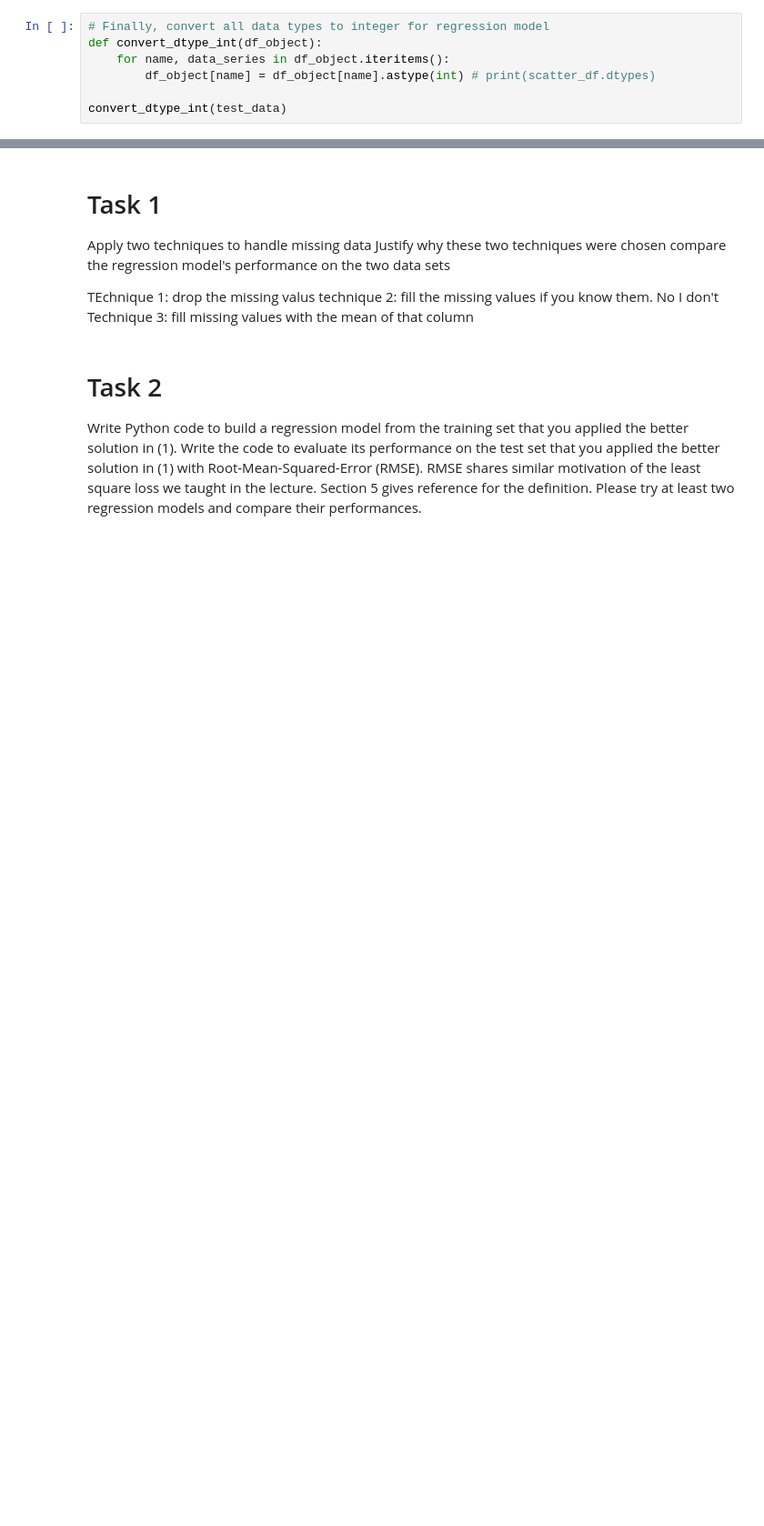
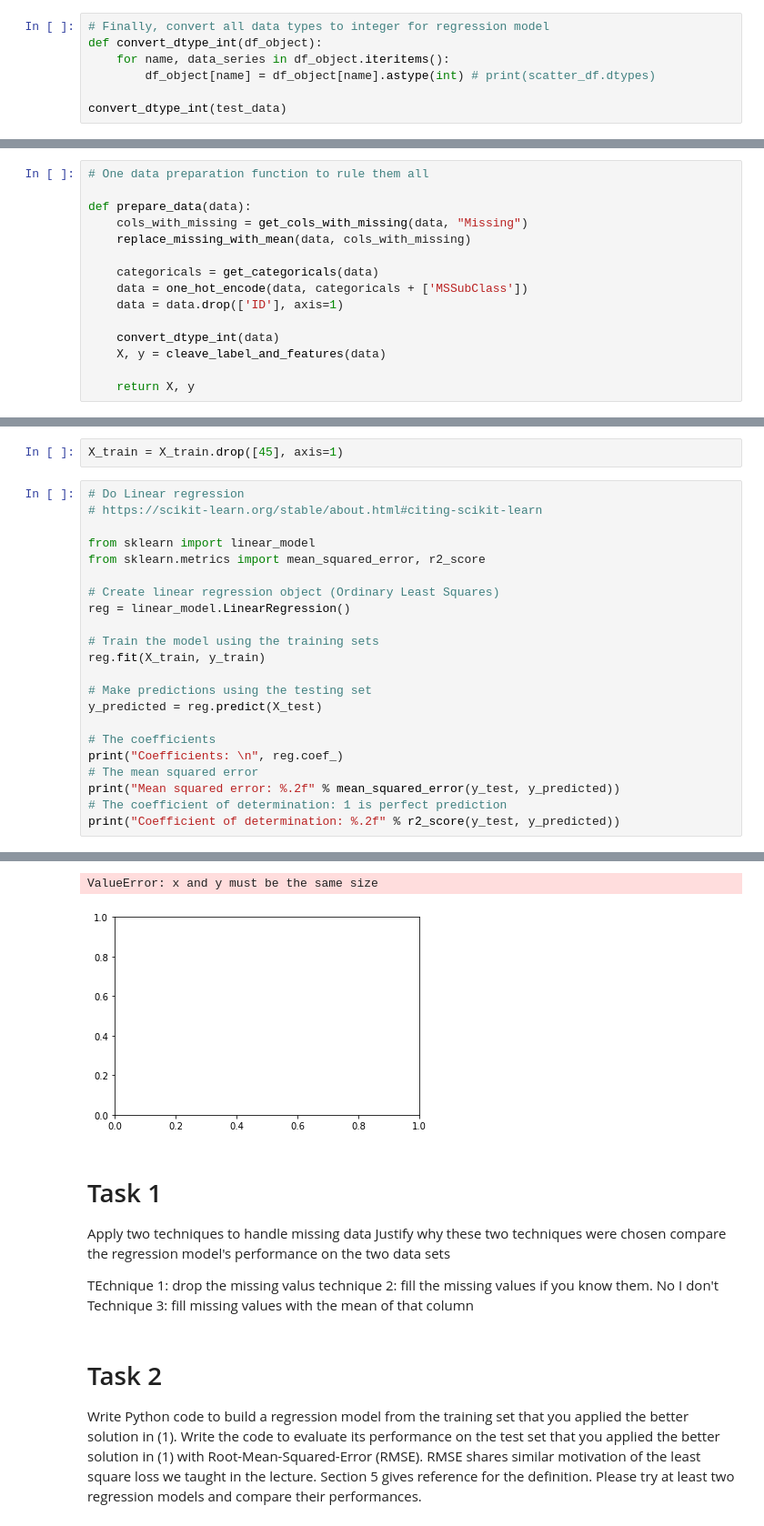
Before and after one commit to hifrickenfive/UniAdelaideAIML, a Jupyter notebook: assignment2/scratch.ipynb, the cells around one changed output, grey strips where cells are left out. Shown at 91% size. Cells and saved outputs as stored; diff of their text form; blank space fills up the shorter version.

```diff
--- a/assignment2/scratch.ipynb
+++ b/assignment2/scratch.ipynb
@@ -152,0 +179,15 @@ plot_custom_subplot(scatter_df, test_data['SalePrice'])
+# %%
+# One data preparation function to rule them all
+
+def prepare_data(data):
+    cols_with_missing = get_cols_with_missing(data, "Missing")
+    replace_missing_with_mean(data, cols_with_missing)
+
+    categoricals = get_categoricals(data)
+    data = one_hot_encode(data, categoricals + ['MSSubClass'])
+    data = data.drop(['ID'], axis=1)
+
+    convert_dtype_int(data)
+    X, y = cleave_label_and_features(data)
+
+    return X, y
@@ -152,0 +214,25 @@ plot_custom_subplot(scatter_df, test_data['SalePrice'])
+# %%
+X_train = X_train.drop([45], axis=1)
+# %%
+# Do Linear regression
+# https://scikit-learn.org/stable/about.html#citing-scikit-learn
+
+from sklearn import linear_model
+from sklearn.metrics import mean_squared_error, r2_score
+
+# Create linear regression object (Ordinary Least Squares)
+reg = linear_model.LinearRegression()
+
+# Train the model using the training sets
+reg.fit(X_train, y_train)
+
+# Make predictions using the testing set
+y_predicted = reg.predict(X_test)
+
+# The coefficients
+print("Coefficients: \n", reg.coef_)
+# The mean squared error
+print("Mean squared error: %.2f" % mean_squared_error(y_test, y_predicted))
+# The coefficient of determination: 1 is perfect prediction
+print("Coefficient of determination: %.2f" % r2_score(y_test, y_predicted))
+# %% [output]
@@ -153,3 +256,5 @@ plot_custom_subplot(scatter_df, test_data['SalePrice'])
+ValueError: x and y must be the same size
+[figure, added]
 # %% [markdown]
 # Task 1
 Apply two techniques to handle missing data
```
Also changed, not shown: parts of 8 cells of this notebook, 11 other files.
